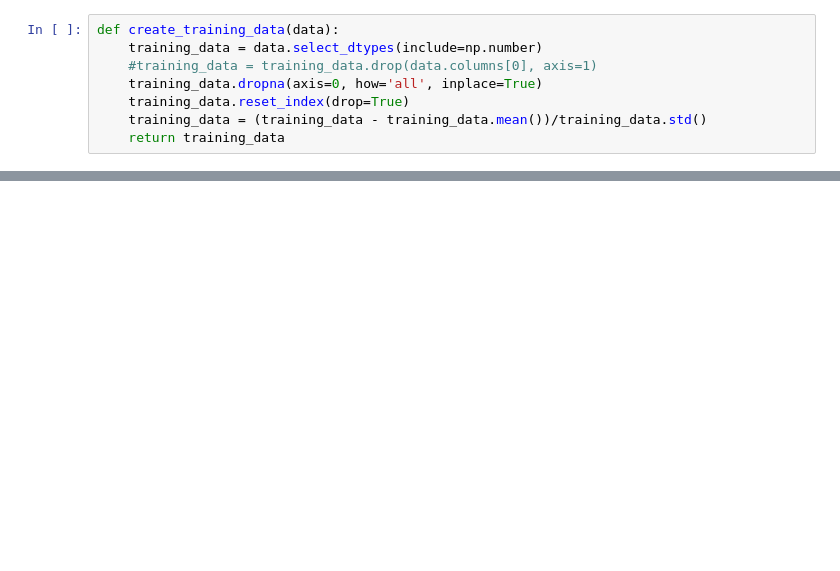
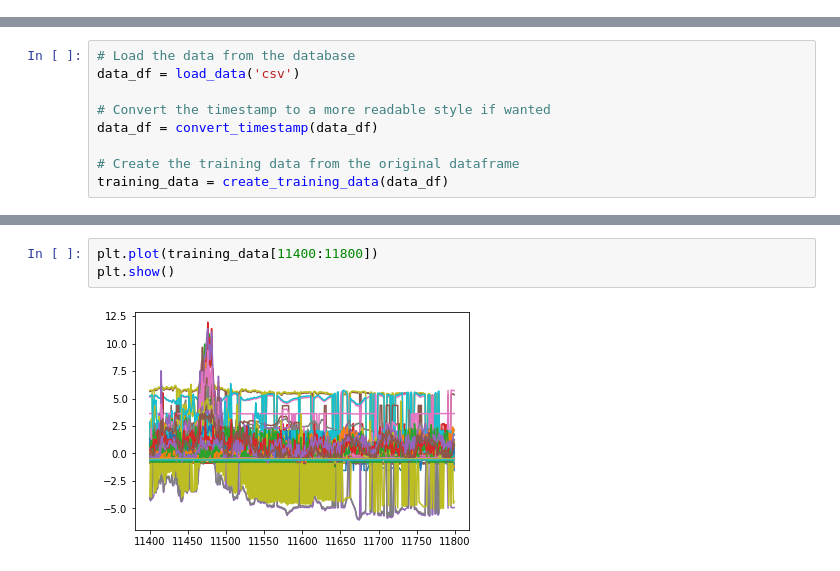
Before and after one commit to ChrisMott97/Structural-Health-Monitoring-Group-Project, a Jupyter notebook: auto-encoder/auto_encoder.ipynb, the cells around one changed output, grey strips where cells are left out. Drawn from its saved outputs; the diff is of its cells as text; blank space fills up the shorter version.

```diff
--- a/auto-encoder/auto_encoder.ipynb
+++ b/auto-encoder/auto_encoder.ipynb
@@ -68,8 +60,0 @@ xl = pd.read_excel('quasi_static.xlsx')
-# %%
-def create_training_data(data):
-    training_data = data.select_dtypes(include=np.number)
-    #training_data = training_data.drop(data.columns[0], axis=1)
-    training_data.dropna(axis=0, how='all', inplace=True)
-    training_data.reset_index(drop=True)
-    training_data = (training_data - training_data.mean())/training_data.std()
-    return training_data
@@ -78 +61,10 @@ training_data = create_training_data(xl)
+# %%
+# Load the data from the database
+data_df = load_data('csv')
+
+# Convert the timestamp to a more readable style if wanted
+data_df = convert_timestamp(data_df)
+
+# Create the training data from the original dataframe
+training_data = create_training_data(data_df)
 # %%
@@ -177,0 +200,5 @@ test_data.iloc[np.argwhere(np.array(loss_dict)>np.mean(loss_dict)+np.std(loss_di
+# %%
+plt.plot(training_data[11400:11800])
+plt.show()
+# %% [output]
+[figure, added]
```
Also changed, not shown: parts of 18 cells of this notebook, 2 other files.
